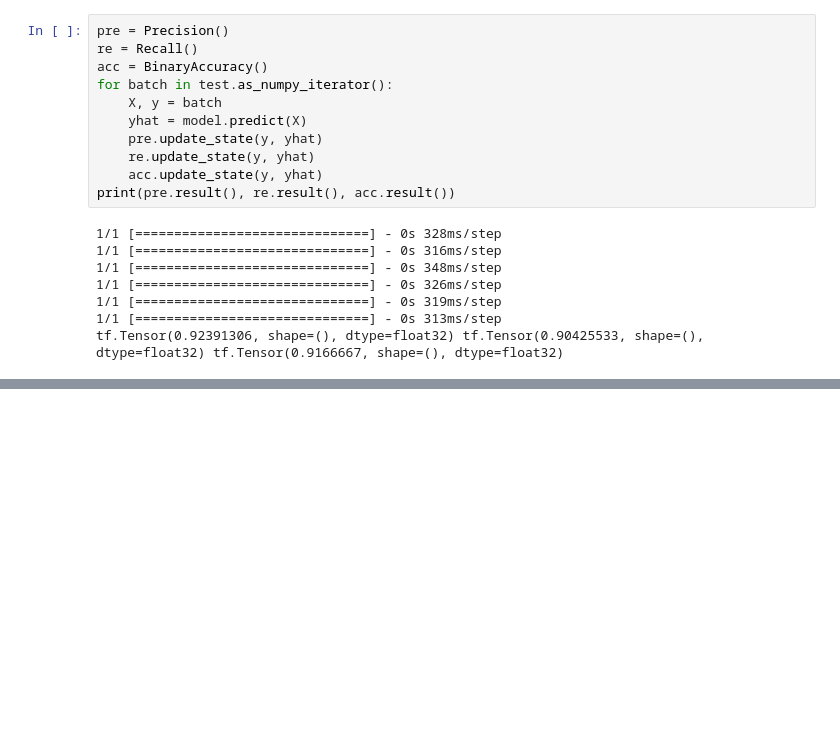
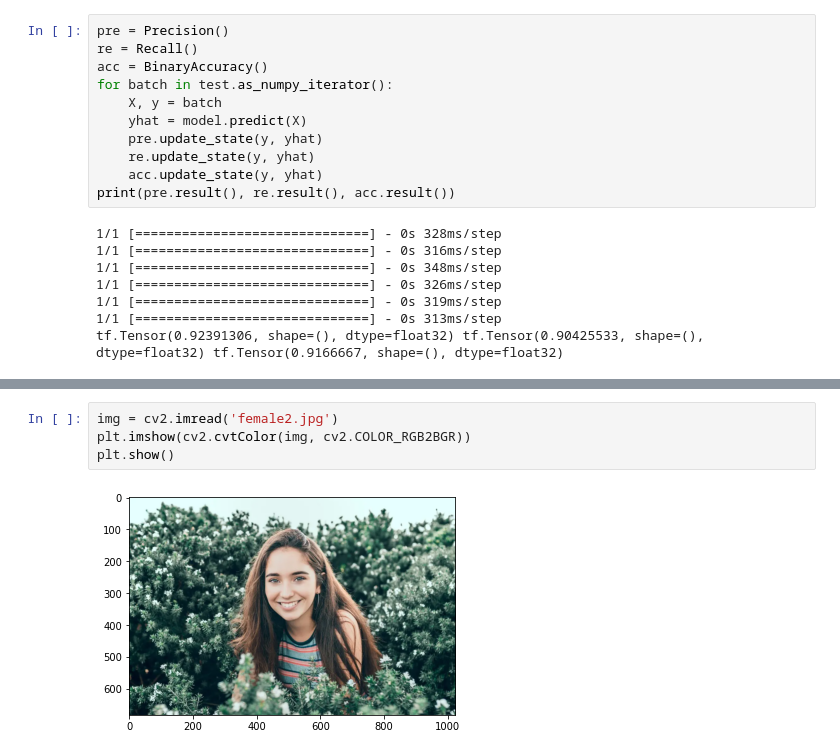
Before and after one commit to locdam/Gender-Classification, a Jupyter notebook: GenderClassification.ipynb, the cells around one changed output, grey strips where cells are left out. Cells and saved outputs as stored; diff of their text form; blank space fills up the shorter version.

```diff
--- a/GenderClassification.ipynb
+++ b/GenderClassification.ipynb
@@ -302,0 +329,6 @@ tf.Tensor(0.92391306, shape=(), dtype=float32) tf.Tensor(0.90425533, shape=(), d
+# %%
+img = cv2.imread('female2.jpg')
+plt.imshow(cv2.cvtColor(img, cv2.COLOR_RGB2BGR))
+plt.show()
+# %% [output]
+[figure, added]
```
Also changed, not shown: parts of 15 cells of this notebook.
